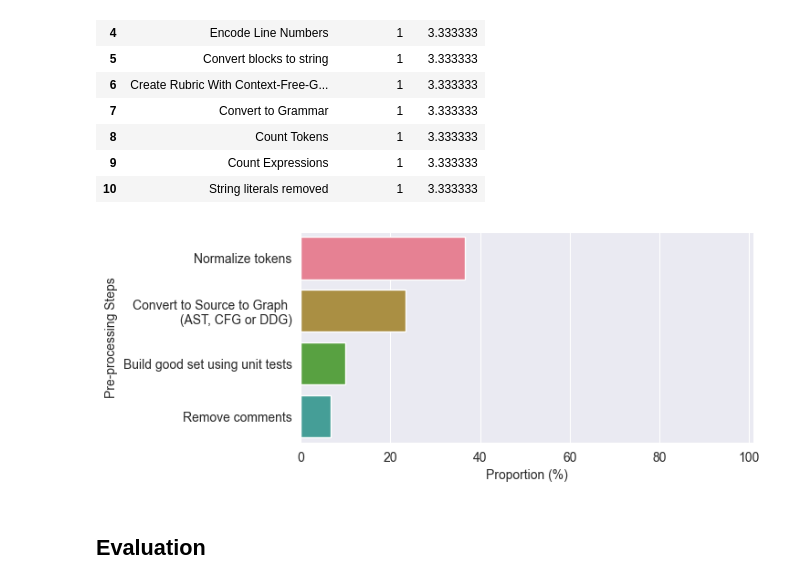
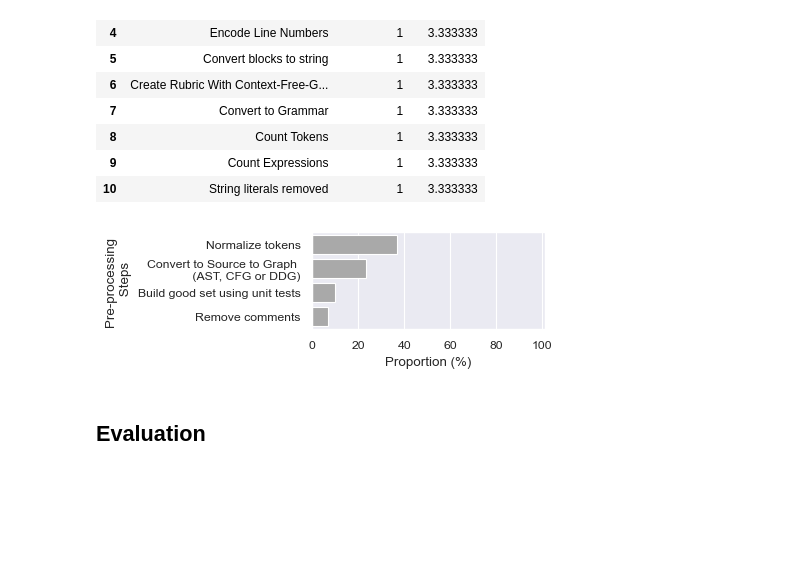
Before and after one commit to m-messer/In-Depth_Analysis_ML_Graders_Analysis, a Jupyter notebook: analysis.ipynb, the cells around one changed output. Drawn from its saved outputs; the diff is of its cells as text; code cells hidden in the pictures; blank space fills up the shorter version.

```diff
--- a/analysis.ipynb
+++ b/analysis.ipynb
@@ -3,7 +3,7 @@ import pandas as pd
 import seaborn as sns
 import matplotlib.pyplot as plt
 
-sns.set_palette('husl')
+sns.set_context("paper", rc={"font.size":12})
 # %% [markdown]
 ## Get results and tidy dataset
 # %%
@@ -64,3 +64,6 @@ HEIGHT = 3
+# %%
+WIDTH = 3
+HEIGHT = 1.25
 # %% [markdown]
 ## Skills
 # %%
@@ -155,19 +158,19 @@ pre_proc_df
 | 10 | String literals removed | 1 | 3.333333 |
 # %%
 plt.figure(figsize=(WIDTH, HEIGHT))
-ax_pre_proc = sns.barplot(pre_proc_df[pre_proc_df.no_papers > 1], y='preprocessing', x='proportion')
-ax_pre_proc.set(xlabel = 'Proportion (%)', ylabel='Pre-processing Steps')
+ax_pre_proc = sns.barplot(pre_proc_df[pre_proc_df.no_papers > 1], y='preprocessing', x='proportion', color='darkgrey')
+ax_pre_proc.set(xlabel = 'Proportion (%)', ylabel='Pre-processing \n Steps')
 
 labels = ax_pre_proc.get_yticklabels()
 
 labels[1].set_text(labels[1].get_text().replace('Convert to Source to Graph (AST, CFG or DDG)',
                                                 'Convert to Source to Graph \n (AST, CFG or DDG)'))
 ax_pre_proc.set_yticklabels(labels)
 
 plt.xlim([0, 101])
 plt.savefig('plots/preprocessing.pdf', bbox_inches='tight')
 # %% [output]
-[figure, old version]
+[figure, new version]
 # %% [markdown]
 ## Evaluation
 # %%
```
Also changed, not shown: parts of 9 cells of this notebook, 6 other files.
